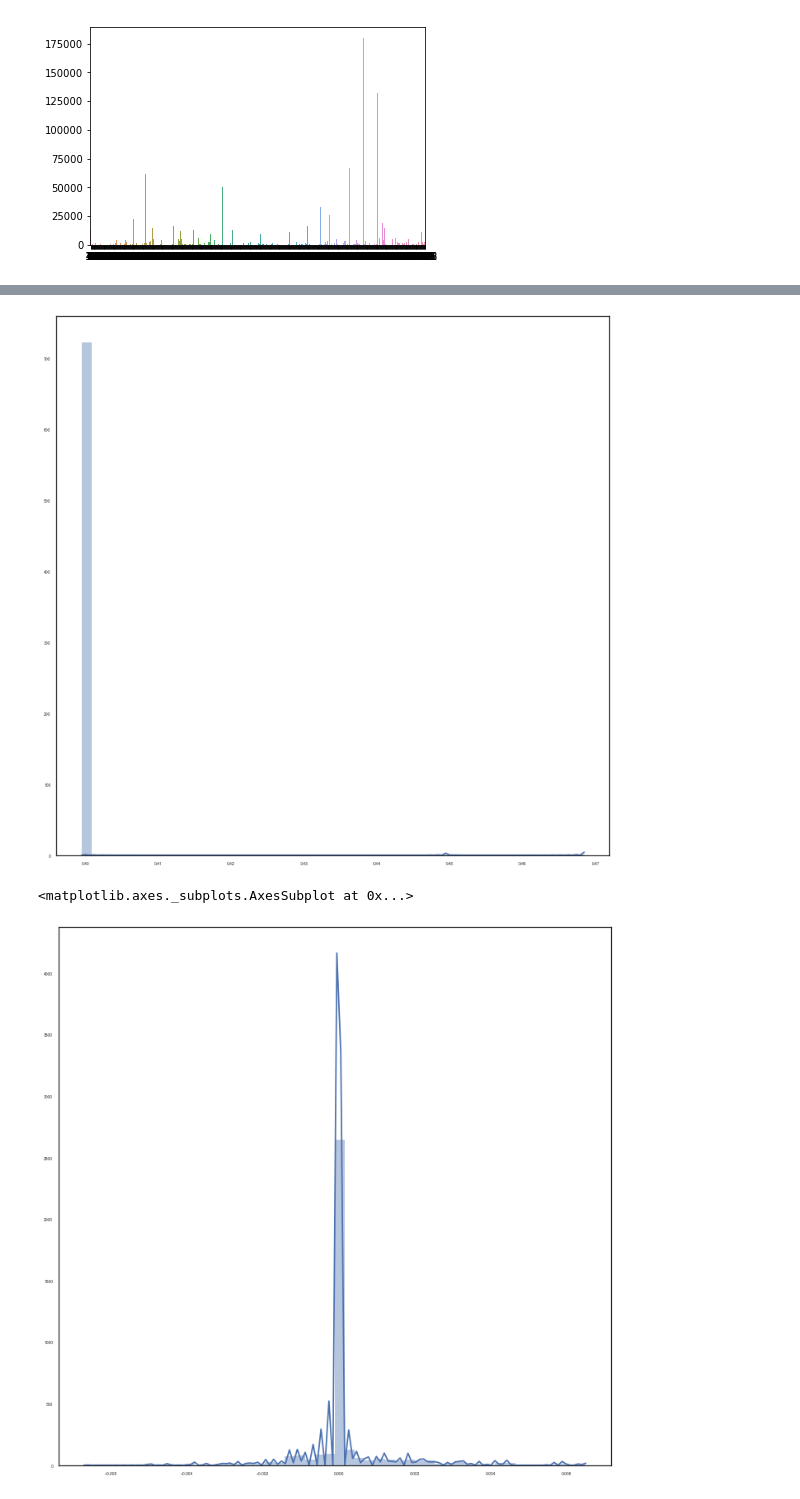
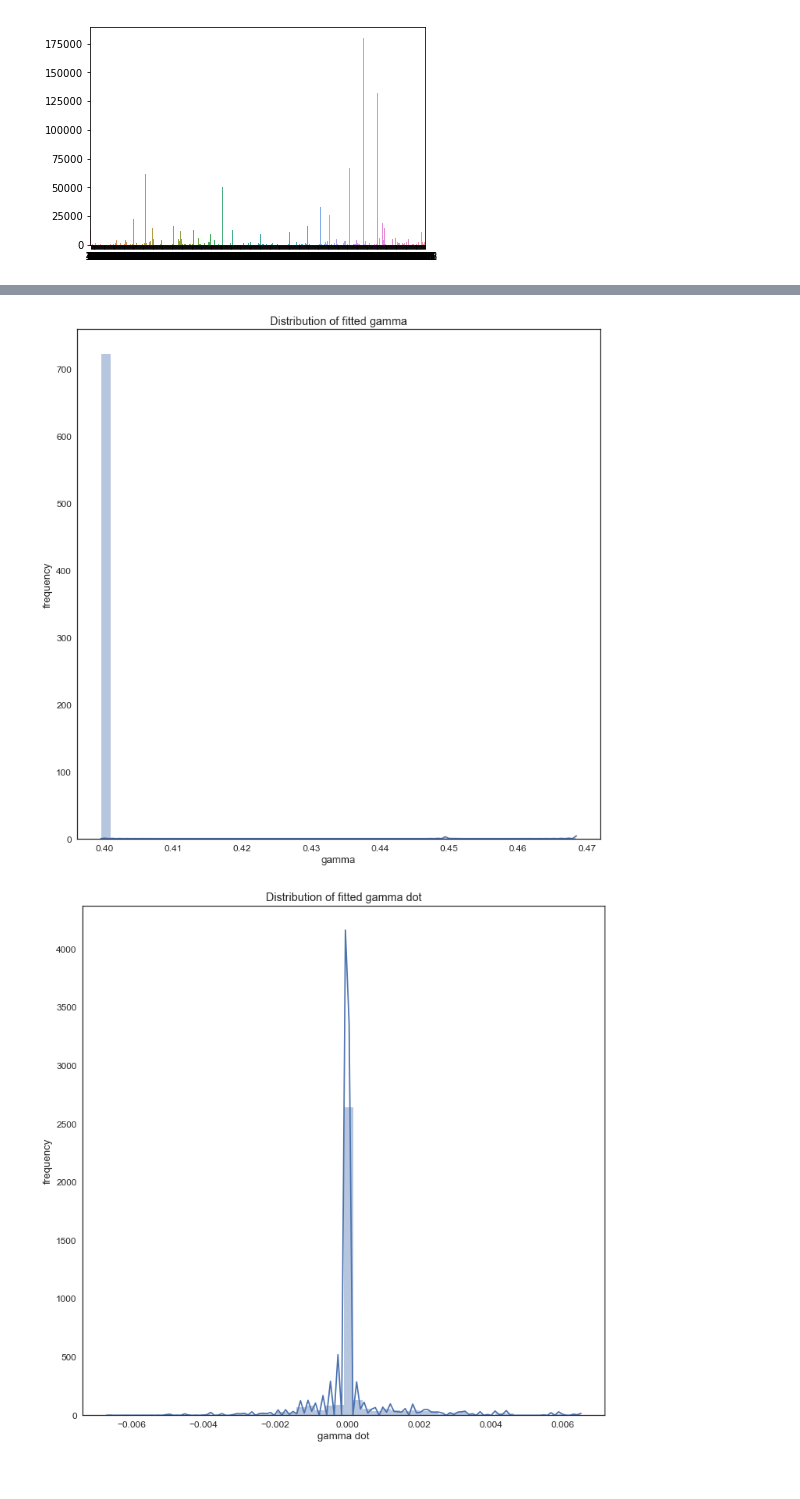
Before and after one commit to pblankley/itf_linking, a Jupyter notebook: linkitf/orbit_fitting.ipynb, the cells around one changed output, grey strips where cells are left out. Cells and saved outputs as stored; diff of their text form; code cells hidden in the pictures.

Commit message:
add docs for main viz, and titles to important plots

```diff
--- a/linkitf/orbit_fitting.ipynb
+++ b/linkitf/orbit_fitting.ipynb
@@ -225,16 +225,23 @@ ggdots = cl.vis_arrows_by_chi_with_trkl(par_results,agg_dict,po,util.lunation_ce
 # %%
 gd_dist = [i[1][0] for i in ggdots]
 gdd_dist = [i[1][1] for i in ggdots]
+sns.set(font_scale=1.2)
+sns.set_style('white')
 fig,ax = plt.subplots(figsize=(12,12))
 sns.distplot(gd_dist)
-plt.title()
+plt.title('Distribution of fitted gamma')
+plt.xlabel('gamma')
+plt.ylabel('frequency')
 plt.show()
 fig,ax = plt.subplots(figsize=(12,12))
 sns.distplot(gdd_dist)
+plt.title('Distribution of fitted gamma dot')
+plt.xlabel('gamma dot')
+plt.ylabel('frequency')
+plt.show()
 # %% [output]
-[figure, old version]
+[figure, new version]
-<matplotlib.axes._subplots.AxesSubplot at 0x...>
-[figure, old version]
+[figure, new version]
 # %%
 cl = imp.reload(cl)
 cl.visualize(par_results,agg_dict,po,util.lunation_center(n))
```
Also changed, not shown: parts of 6 cells of this notebook, 4 other files.
